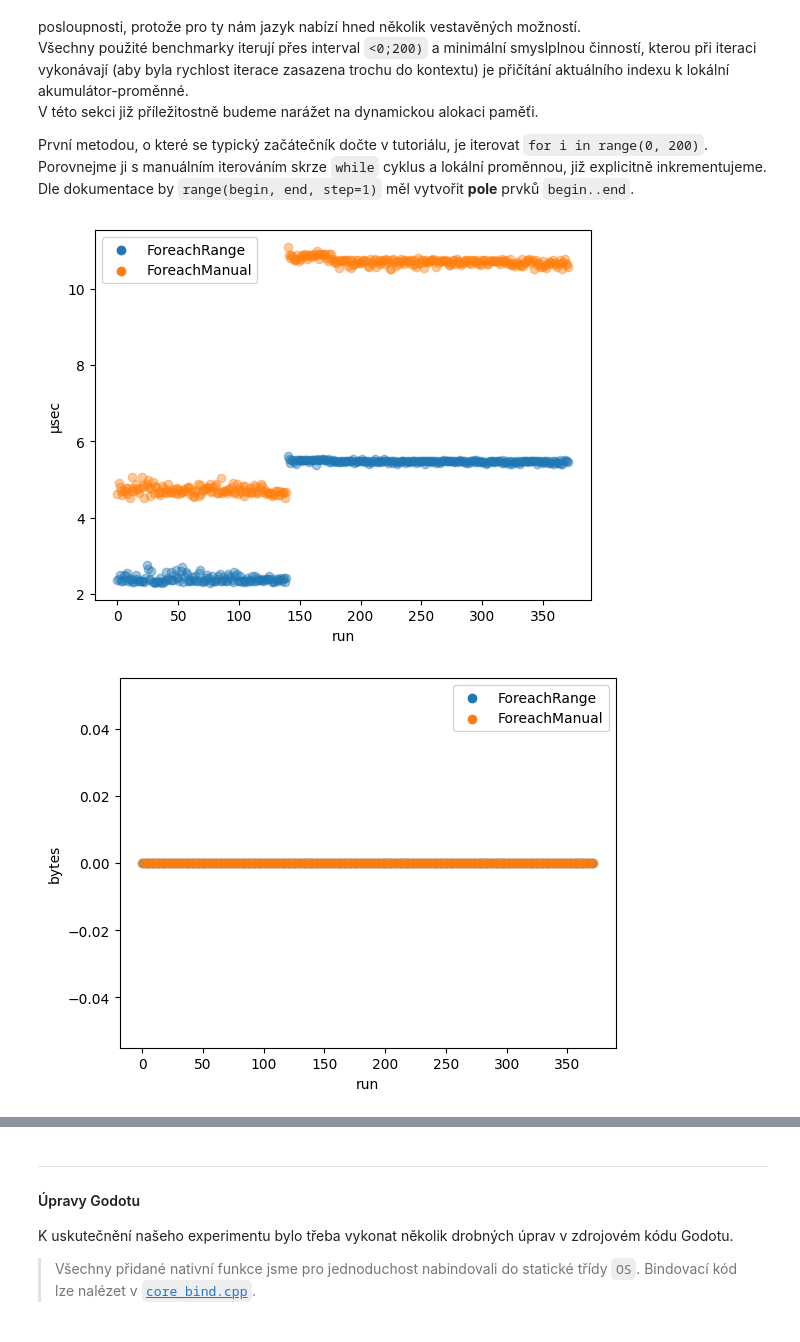
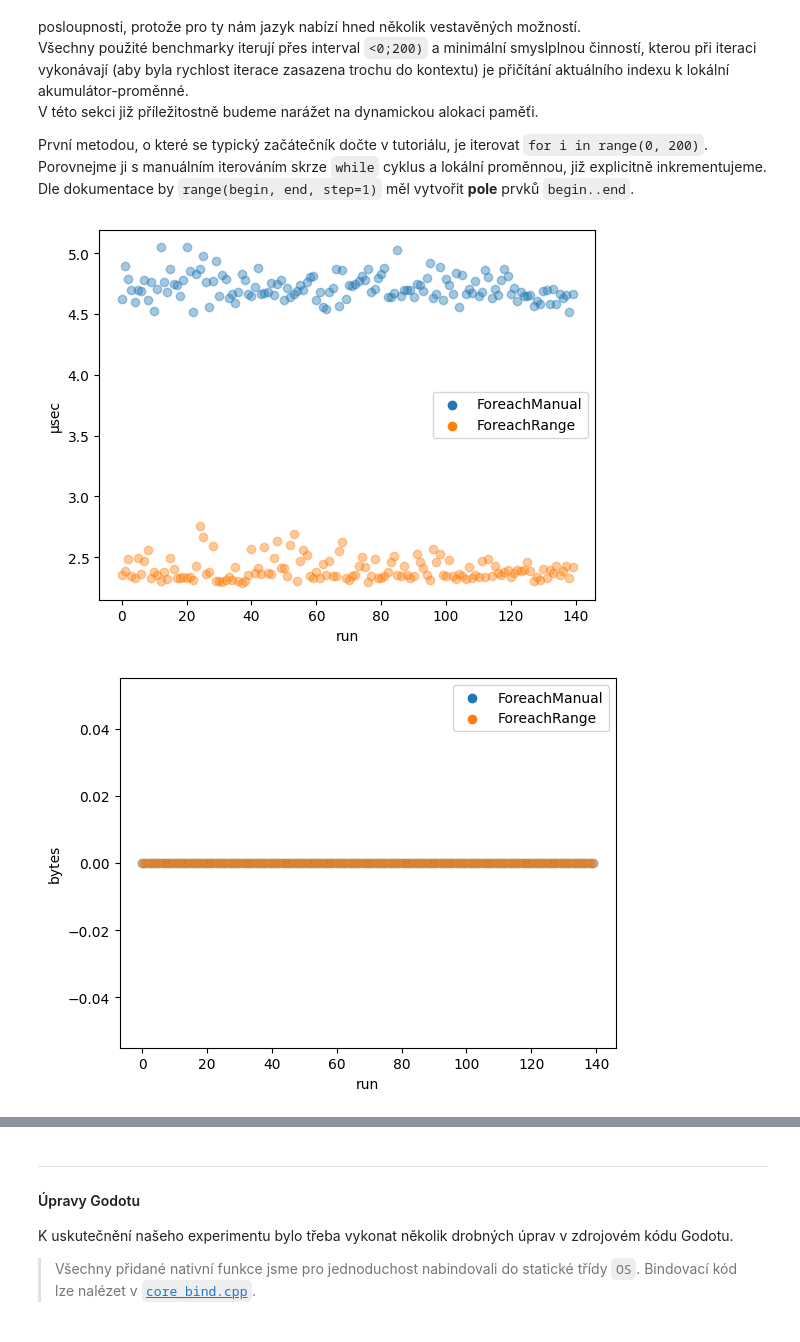
Before and after one commit to MarkusSecundus/NSWI131-Credit-GDScriptPerformanceEvaluation, a Jupyter notebook: main.ipynb, the cells around one changed output, grey strips where cells are left out. Drawn from its saved outputs; the diff is of its cells as text; code cells hidden in the pictures.

```diff
--- a/main.ipynb
+++ b/main.ipynb
@@ -246,5 +269,7 @@ measurements_pcores = load_measurements("./measurements/out5-pcores.csv")
 # %%
 measurements_oldcpu = load_measurements("./measurements/out6-i7_9700k.csv")
 # %%
-all_measurements =  concat_measurements(concat_measurements(concat_measurements(concat_measurements(concat_measurements(measurements_basic, measurements_bigwarmup), measurements_backwards), measurements_big), measurements_pcores), measurements_oldcpu)
+if CPU_CHOICE == "both": all_measurements = concat_measurements(concat_measurements(concat_measurements(concat_measurements(concat_measurements(measurements_basic, measurements_bigwarmup), measurements_backwards), measurements_big), measurements_pcores), measurements_oldcpu)
+if CPU_CHOICE == "9700KF": all_measurements = measurements_oldcpu
+if CPU_CHOICE == "265K": all_measurements = concat_measurements(concat_measurements(concat_measurements(concat_measurements(measurements_basic, measurements_bigwarmup), measurements_backwards), measurements_big), measurements_pcores)
 # %%
@@ -447,8 +476,8 @@ V této sekci již příležitostně budeme narážet na dynamickou alokaci pam
 
 První metodou, o které se typický začátečník dočte v tutoriálu, je iterovat `for i in range(0, 200)`. Porovnejme ji s manuálním iterováním skrze `while` cyklus a lokální proměnnou, již explicitně inkrementujeme. Dle dokumentace by `range(begin, end, step=1)` měl vytvořit **pole** prvků `begin..end`.
 # %%
-multigraph([all_usecs, all_alloc_bytes], all_measurements[IterationBenchmarks], ["ForeachRange", "ForeachManual"], alpha=0.4)
+multigraph([all_usecs, all_alloc_bytes], all_measurements[IterationBenchmarks], ["ForeachManual", "ForeachRange"], alpha=0.4)
 # %% [output]
-[figure, old version]
+[figure, new version]
-[figure, old version]
+[figure, new version]
 # %% [markdown]
```
Also changed, not shown: parts of 27 cells of this notebook.
